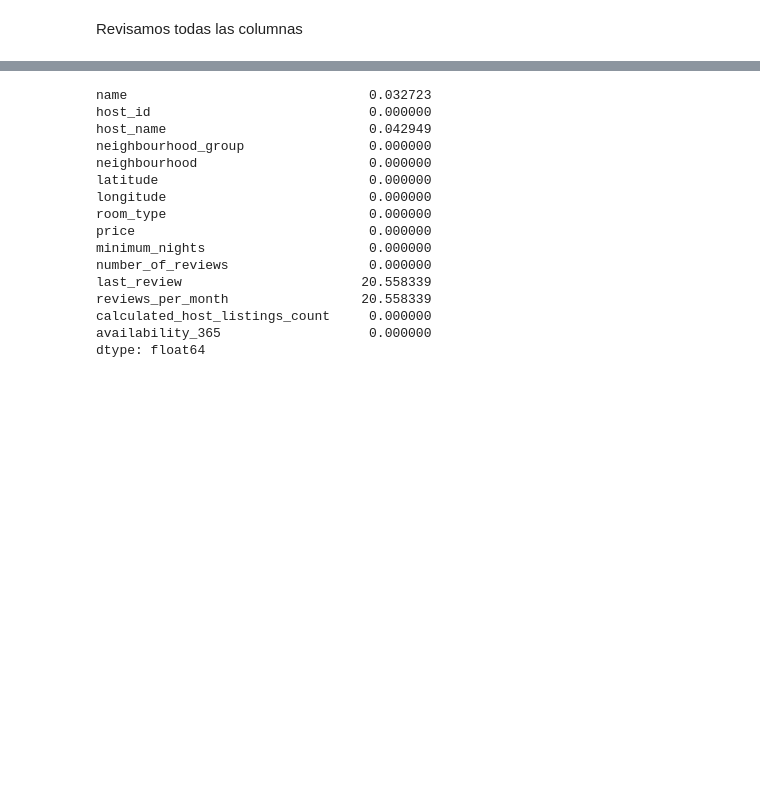
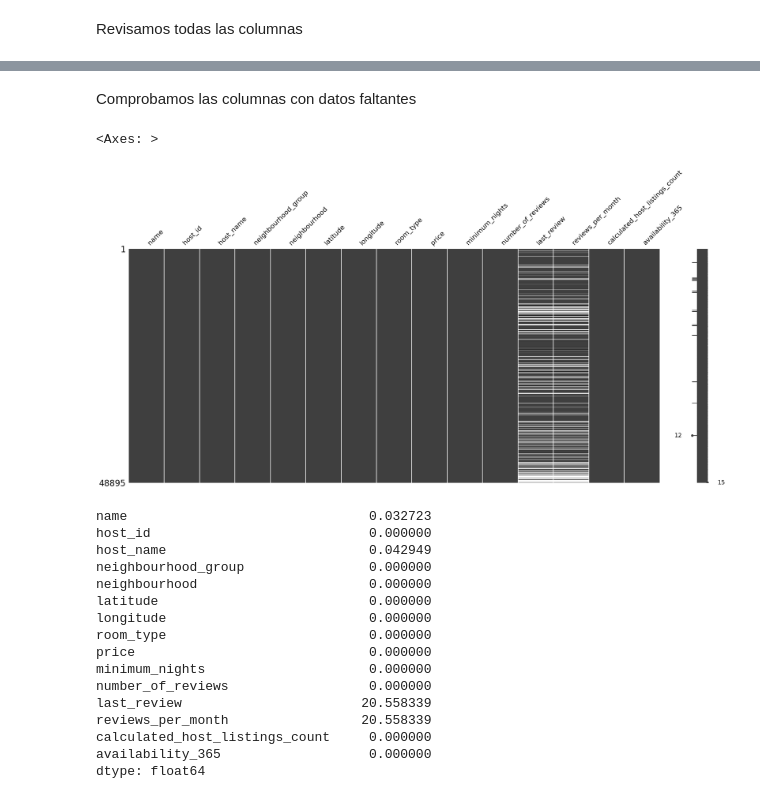
Before and after one commit to 4GeeksAcademy/Data-Preprocessing-Project-Vicente-Polo, a Jupyter notebook: src/explore.ipynb, the cells around one changed output, grey strips where cells are left out. Saved outputs shown, nothing was run; the diff lists cells and outputs as text; code cells hidden in the pictures; blank space fills up the shorter version.

```diff
--- a/src/explore.ipynb
+++ b/src/explore.ipynb
@@ -92,4 +92,11 @@ df.describe(include="all")
 | 50% | NaN | 3.079382e+07 | NaN | NaN | NaN | 40.723070 | -73.955680 | NaN | ... |
 | 75% | NaN | 1.074344e+08 | NaN | NaN | NaN | 40.763115 | -73.936275 | NaN | ... |
 | max | NaN | 2.743213e+08 | NaN | NaN | NaN | 40.913060 | -73.712990 | NaN | ... |
+# %% [markdown]
+Comprobamos las columnas con datos faltantes
+# %%
+msno.matrix(df)
+# %% [output]
+<Axes: >
+[figure, added]
 # %%
```
Also changed, not shown: parts of 3 cells of this notebook.
